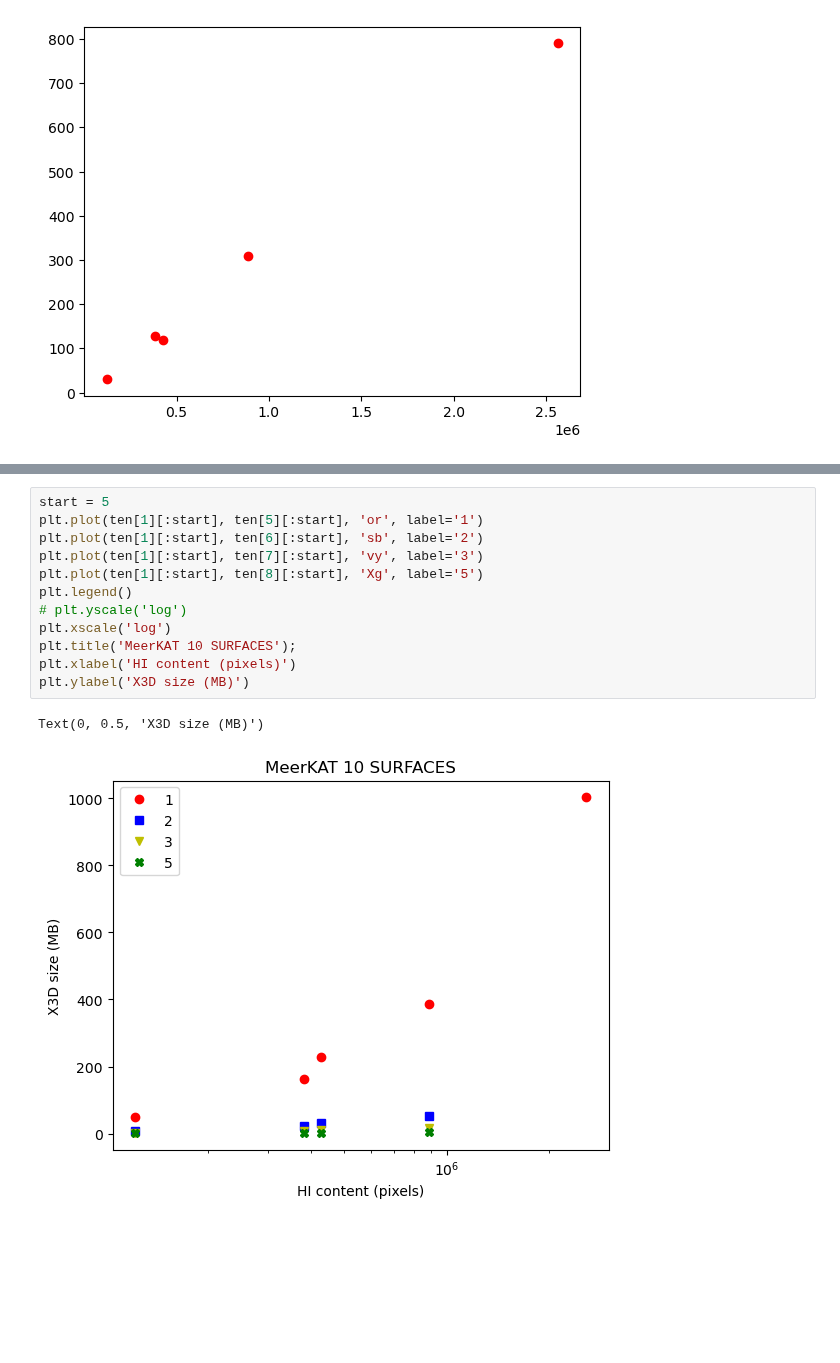
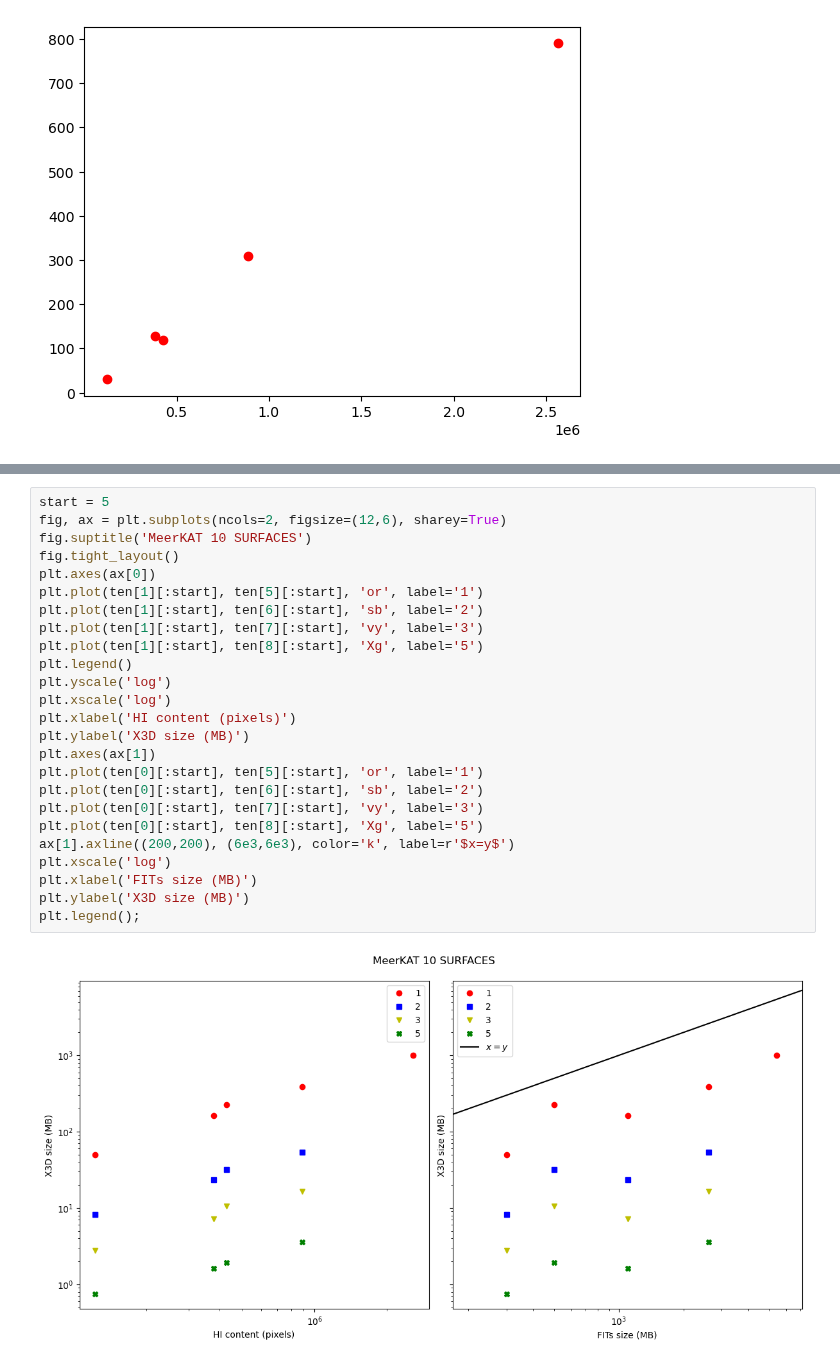
Before and after one commit to ixakalabadie/ViSL3D, a Jupyter notebook: stats_analysis.ipynb, the cells around one changed output, grey strips where cells are left out. Saved outputs shown, nothing was run; the diff lists cells and outputs as text; blank space fills up the shorter version.

```diff
--- a/stats_analysis.ipynb
+++ b/stats_analysis.ipynb
@@ -105,15 +153,27 @@ plt.xscale('log')
 # %%
 start = 5
+fig, ax = plt.subplots(ncols=2, figsize=(12,6), sharey=True)
+fig.suptitle('MeerKAT 10 SURFACES')
+fig.tight_layout()
+plt.axes(ax[0])
 plt.plot(ten[1][:start], ten[5][:start], 'or', label='1')
 plt.plot(ten[1][:start], ten[6][:start], 'sb', label='2')
 plt.plot(ten[1][:start], ten[7][:start], 'vy', label='3')
 plt.plot(ten[1][:start], ten[8][:start], 'Xg', label='5')
 plt.legend()
-# plt.yscale('log')
+plt.yscale('log')
 plt.xscale('log')
-plt.title('MeerKAT 10 SURFACES');
 plt.xlabel('HI content (pixels)')
 plt.ylabel('X3D size (MB)')
+plt.axes(ax[1])
+plt.plot(ten[0][:start], ten[5][:start], 'or', label='1')
+plt.plot(ten[0][:start], ten[6][:start], 'sb', label='2')
+plt.plot(ten[0][:start], ten[7][:start], 'vy', label='3')
+plt.plot(ten[0][:start], ten[8][:start], 'Xg', label='5')
+ax[1].axline((200,200), (6e3,6e3), color='k', label=r'$x=y$')
+plt.xscale('log')
+plt.xlabel('FITs size (MB)')
+plt.ylabel('X3D size (MB)')
+plt.legend();
 # %% [output]
-Text(0, 0.5, 'X3D size (MB)')
-[figure, old version]
+[figure, new version]
```
Also changed, not shown: parts of 9 cells of this notebook, 7 other files.
